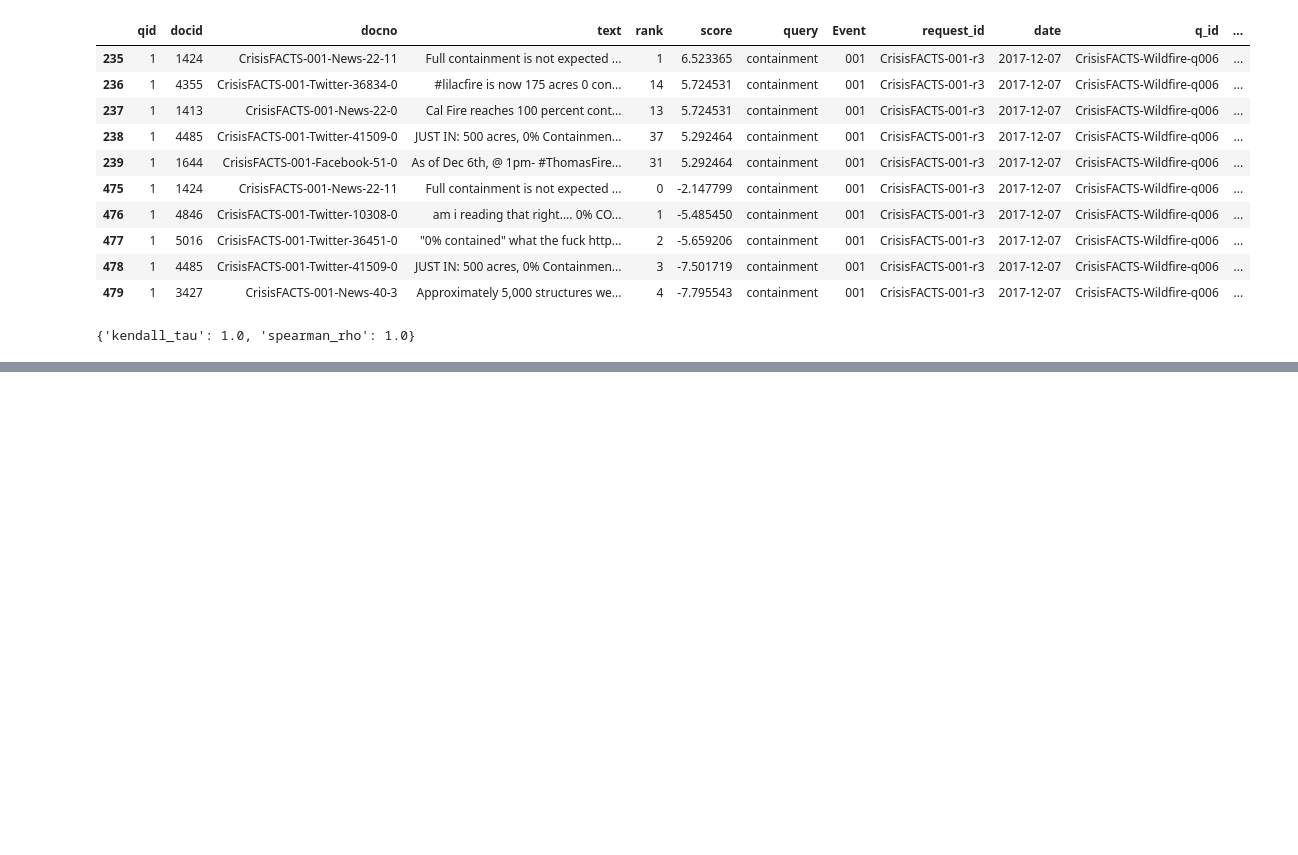
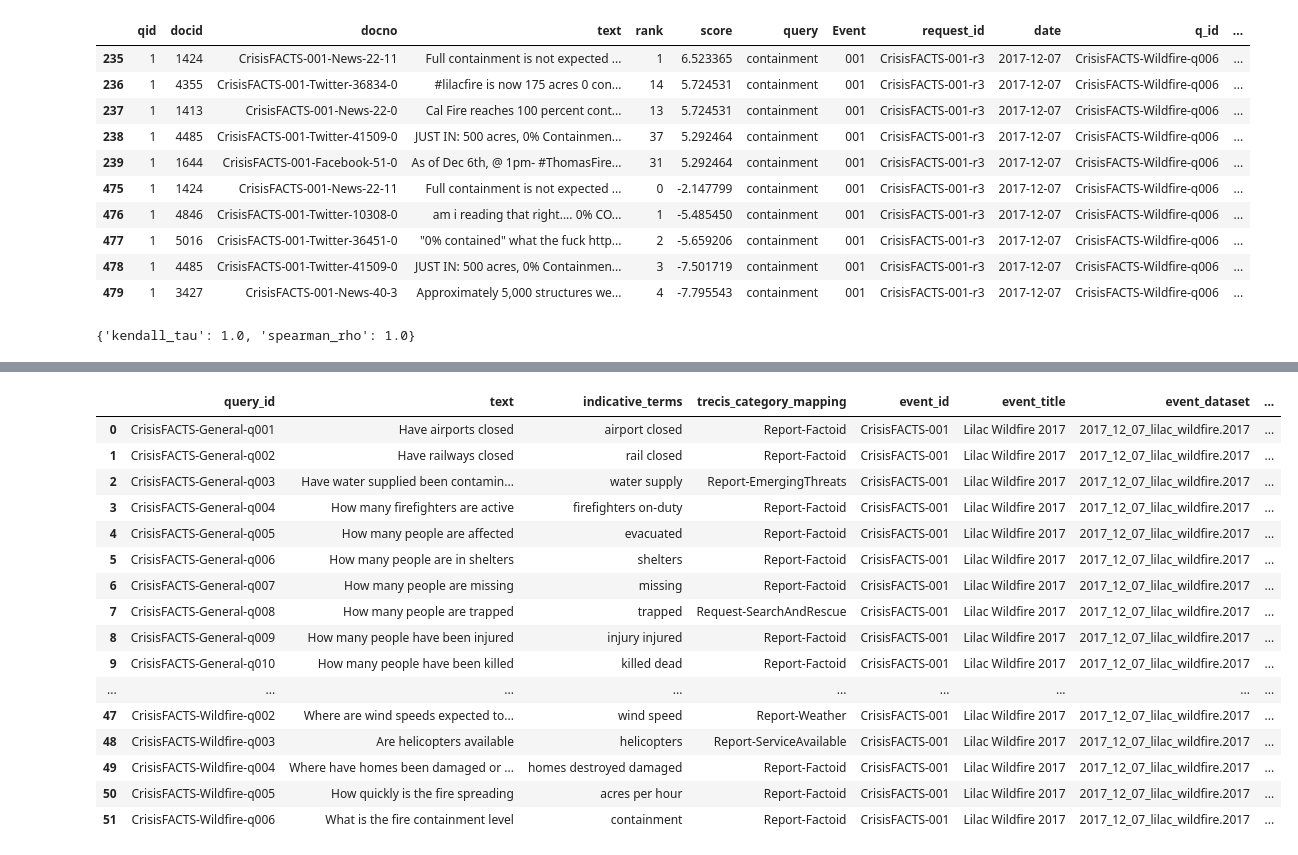
Before and after one commit to jaehobahng/crisisfacts_summarization, a Jupyter notebook: example.ipynb, the cells around one changed output, grey strips where cells are left out. Cells and saved outputs as stored; diff of their text form; code cells hidden in the pictures; blank space fills up the shorter version.

```diff
--- a/example.ipynb
+++ b/example.ipynb
@@ -382,0 +682,20 @@ a
+# %%
+queries
+# %% [output]
+|  | query_id | text | indicative_terms | trecis_category_mapping | event_id | event_title | event_dataset | ... |
+| 0 | CrisisFACTS-General-q001 | Have airports closed | airport closed | Report-Factoid | CrisisFACTS-001 | Lilac Wildfire 2017 | 2017_12_07_lilac_wildfire.2017 | ... |
+| 1 | CrisisFACTS-General-q002 | Have railways closed | rail closed | Report-Factoid | CrisisFACTS-001 | Lilac Wildfire 2017 | 2017_12_07_lilac_wildfire.2017 | ... |
+| 2 | CrisisFACTS-General-q003 | Have water supplied been contamin... | water supply | Report-EmergingThreats | CrisisFACTS-001 | Lilac Wildfire 2017 | 2017_12_07_lilac_wildfire.2017 | ... |
+| 3 | CrisisFACTS-General-q004 | How many firefighters are active | firefighters on-duty | Report-Factoid | CrisisFACTS-001 | Lilac Wildfire 2017 | 2017_12_07_lilac_wildfire.2017 | ... |
+| 4 | CrisisFACTS-General-q005 | How many people are affected | evacuated | Report-Factoid | CrisisFACTS-001 | Lilac Wildfire 2017 | 2017_12_07_lilac_wildfire.2017 | ... |
+| 5 | CrisisFACTS-General-q006 | How many people are in shelters | shelters | Report-Factoid | CrisisFACTS-001 | Lilac Wildfire 2017 | 2017_12_07_lilac_wildfire.2017 | ... |
+| 6 | CrisisFACTS-General-q007 | How many people are missing | missing | Report-Factoid | CrisisFACTS-001 | Lilac Wildfire 2017 | 2017_12_07_lilac_wildfire.2017 | ... |
+| 7 | CrisisFACTS-General-q008 | How many people are trapped | trapped | Request-SearchAndRescue | CrisisFACTS-001 | Lilac Wildfire 2017 | 2017_12_07_lilac_wildfire.2017 | ... |
+| 8 | CrisisFACTS-General-q009 | How many people have been injured | injury injured | Report-Factoid | CrisisFACTS-001 | Lilac Wildfire 2017 | 2017_12_07_lilac_wildfire.2017 | ... |
+| 9 | CrisisFACTS-General-q010 | How many people have been killed | killed dead | Report-Factoid | CrisisFACTS-001 | Lilac Wildfire 2017 | 2017_12_07_lilac_wildfire.2017 | ... |
+| ... | ... | ... | ... | ... | ... | ... | ... | ... |
+| 47 | CrisisFACTS-Wildfire-q002 | Where are wind speeds expected to... | wind speed | Report-Weather | CrisisFACTS-001 | Lilac Wildfire 2017 | 2017_12_07_lilac_wildfire.2017 | ... |
+| 48 | CrisisFACTS-Wildfire-q003 | Are helicopters available | helicopters | Report-ServiceAvailable | CrisisFACTS-001 | Lilac Wildfire 2017 | 2017_12_07_lilac_wildfire.2017 | ... |
+| 49 | CrisisFACTS-Wildfire-q004 | Where have homes been damaged or ... | homes destroyed damaged | Report-Factoid | CrisisFACTS-001 | Lilac Wildfire 2017 | 2017_12_07_lilac_wildfire.2017 | ... |
+| 50 | CrisisFACTS-Wildfire-q005 | How quickly is the fire spreading | acres per hour | Report-Factoid | CrisisFACTS-001 | Lilac Wildfire 2017 | 2017_12_07_lilac_wildfire.2017 | ... |
+| 51 | CrisisFACTS-Wildfire-q006 | What is the fire containment level | containment | Report-Factoid | CrisisFACTS-001 | Lilac Wildfire 2017 | 2017_12_07_lilac_wildfire.2017 | ... |
```
Also changed, not shown: parts of 20 cells of this notebook, 5 other files.
